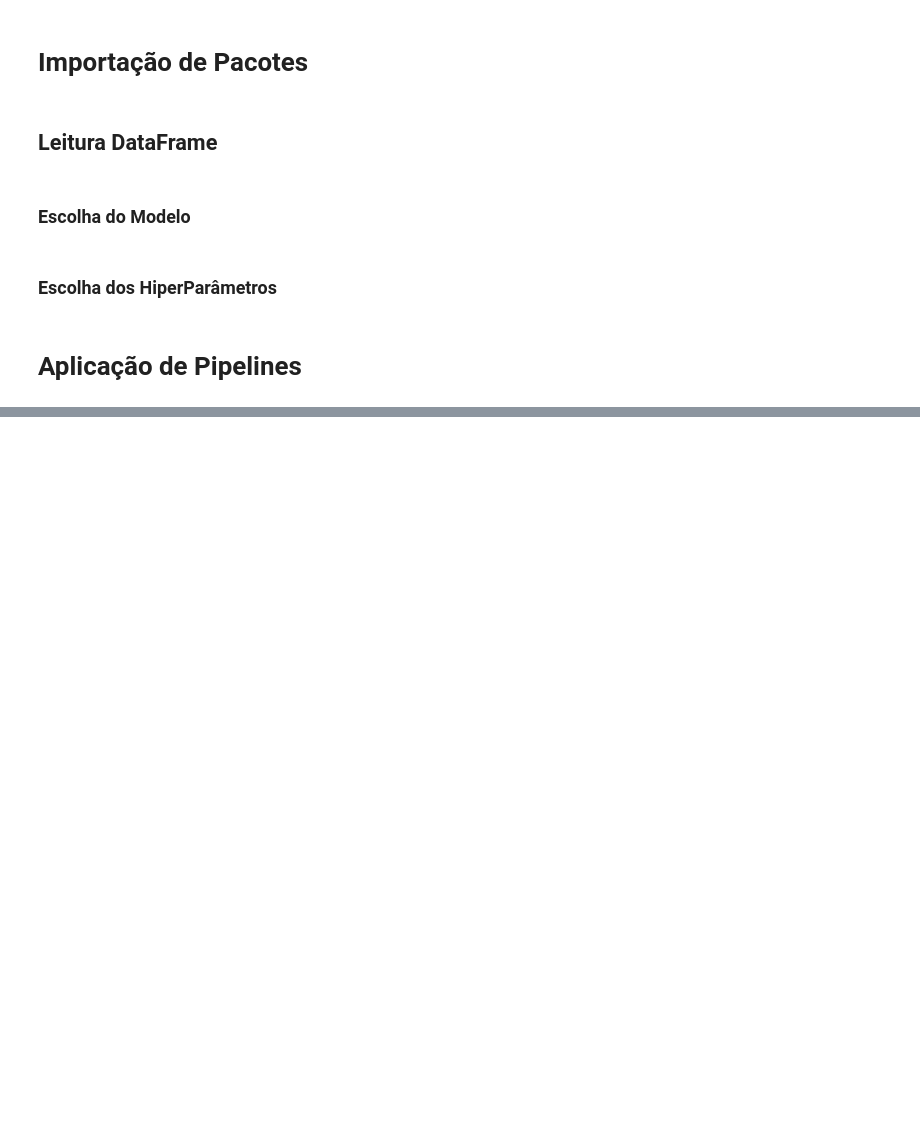
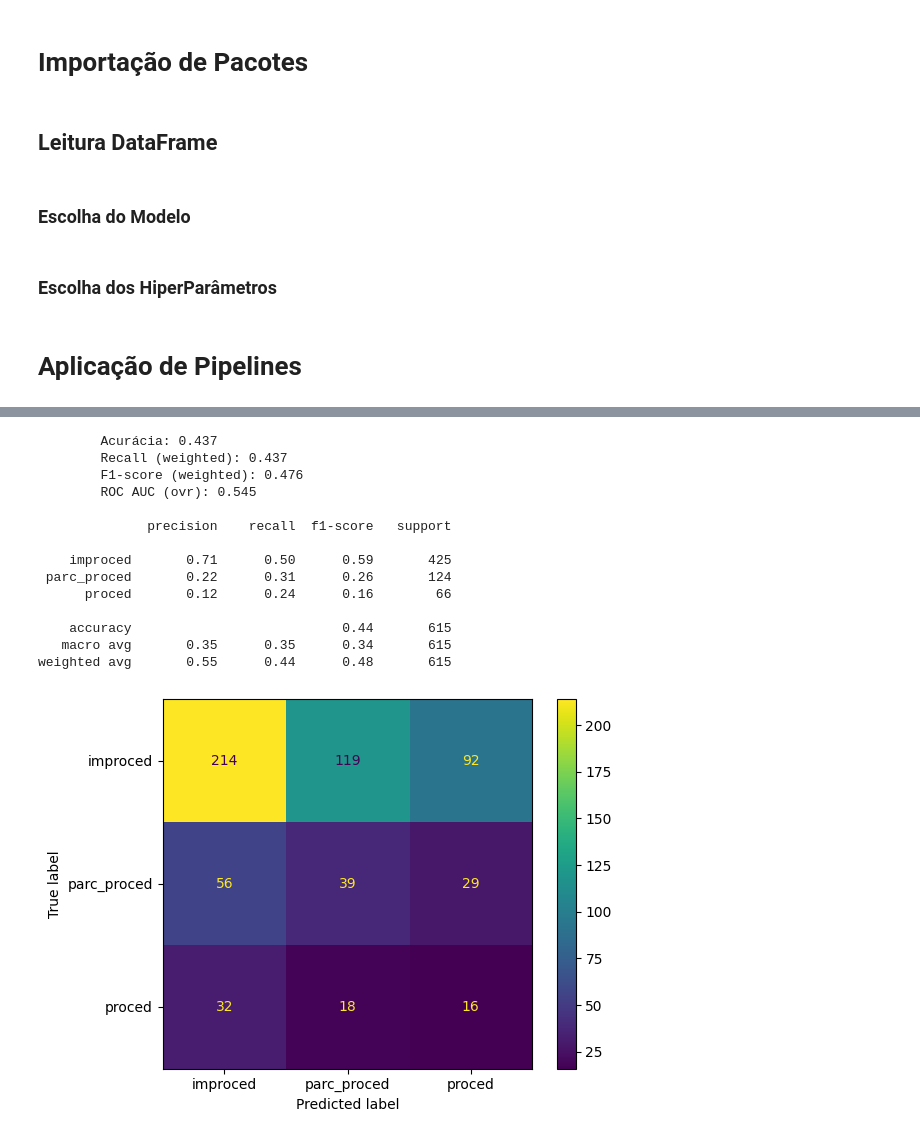
Before and after one commit to PedroRossiGomes/PIBIC, a Jupyter notebook: notebooks/Erro_medico/erro_simples_baselineCBC.ipynb, the cells around one changed output, grey strips where cells are left out. Saved outputs shown, nothing was run; the diff lists cells and outputs as text; code cells hidden in the pictures; blank space fills up the shorter version.

```diff
--- a/notebooks/Erro_medico/erro_simples_baselineCBC.ipynb
+++ b/notebooks/Erro_medico/erro_simples_baselineCBC.ipynb
@@ -103,0 +110,25 @@ estimadores(searchCV_pipeline, X_test, y_test)
+# %%
+lista_X = ['valor_acao','n_autores', 'n_reus', 'tem_hospital', 'tem_plano_saude',
+           'tem_ente_publico', 'tem_medico_individual', 'n_adv_autor', 'n_adv_reu',
+           'tem_perito', 'tem_denuncia_lide', 'tem_assistente']
+
+X = df[lista_X]
+
+y = df["decisao"]
+
+X_train, X_test, y_train, y_test = train_test_split(X,y, test_size=0.3, random_state=22, stratify=y)
+
+
+pipeline = Pipeline([
+    ('modelo', modelo)
+    ])
+
+searchCV_pipeline = RandomizedSearchCV(
+    pipeline,
+    parametros,
+    scoring='f1_macro',
+    refit= True,
+    cv=5
+)
+
+searchCV_pipeline.fit(X_train, y_train)
@@ -103,0 +144,18 @@ estimadores(searchCV_pipeline, X_test, y_test)
+# %%
+estimadores(searchCV_pipeline, X_test, y_test)
+# %% [output]
+        Acurácia: 0.437
+        Recall (weighted): 0.437
+        F1-score (weighted): 0.476
+        ROC AUC (ovr): 0.545
+
+              precision    recall  f1-score   support
+
+    improced       0.71      0.50      0.59       425
+ parc_proced       0.22      0.31      0.26       124
+      proced       0.12      0.24      0.16        66
+
+    accuracy                           0.44       615
+   macro avg       0.35      0.35      0.34       615
+weighted avg       0.55      0.44      0.48       615
+[figure, added]
```
Also changed, not shown: parts of 4 cells of this notebook, 5 other files.
